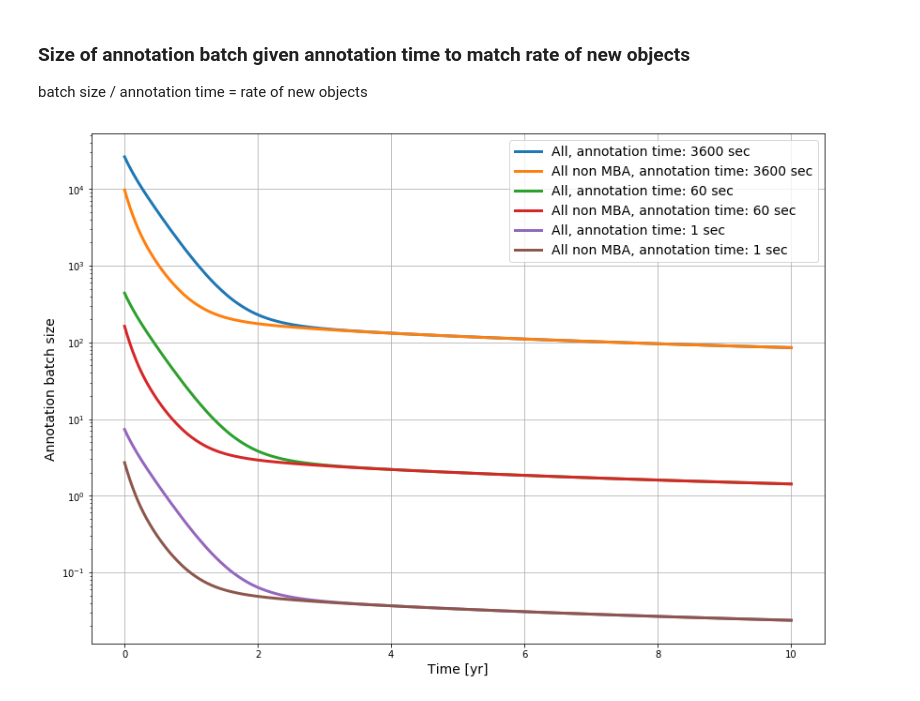
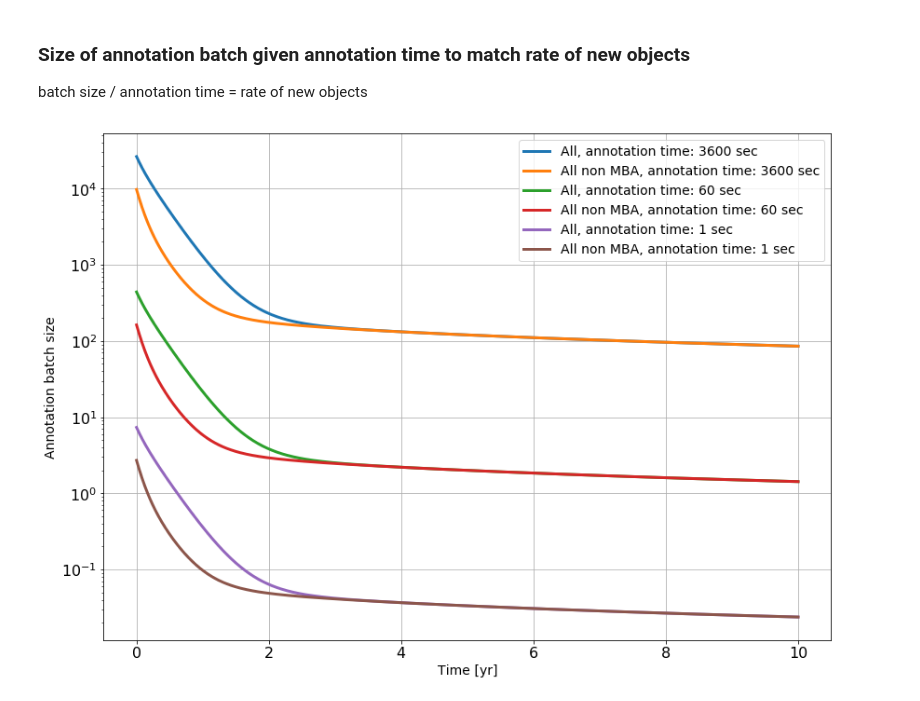
Before and after one commit to fforster/alertsimulation, a Jupyter notebook: notebooks/alertsimulation.ipynb, the cells around one changed output. Cells and saved outputs as stored; diff of their text form; code cells hidden in the pictures.

```diff
--- a/notebooks/alertsimulation.ipynb
+++ b/notebooks/alertsimulation.ipynb
@@ -164,13 +175,14 @@ batch size / annotation time = rate of new objects
 # %%
 fig, ax = plt.subplots(figsize = (14, 10))
 for annotationtime in [3600, 60, 1]: # number of alerts in cache
     ax.plot(times, allalerts.annotationbatchsize(times, annotationtime), label = "All, annotation time: %i sec" % annotationtime, lw = 3)
     ax.plot(times, allnonMBA.annotationbatchsize(times, annotationtime), label = "All non MBA, annotation time: %i sec" % annotationtime, lw = 3)
 ax.set_xlabel("Time [yr]", fontsize = 14)
 ax.set_ylabel("Annotation batch size", fontsize = 14)
 ax.set_yscale('log')
 ax.grid()
 ax.legend(fontsize = 14)
+plt.tick_params(labelsize=16)
 plt.savefig("plots/annotationbatch.png")
 # %% [output]
-[figure, old version]
+[figure, new version]
```
Also changed, not shown: parts of 8 cells of this notebook.
